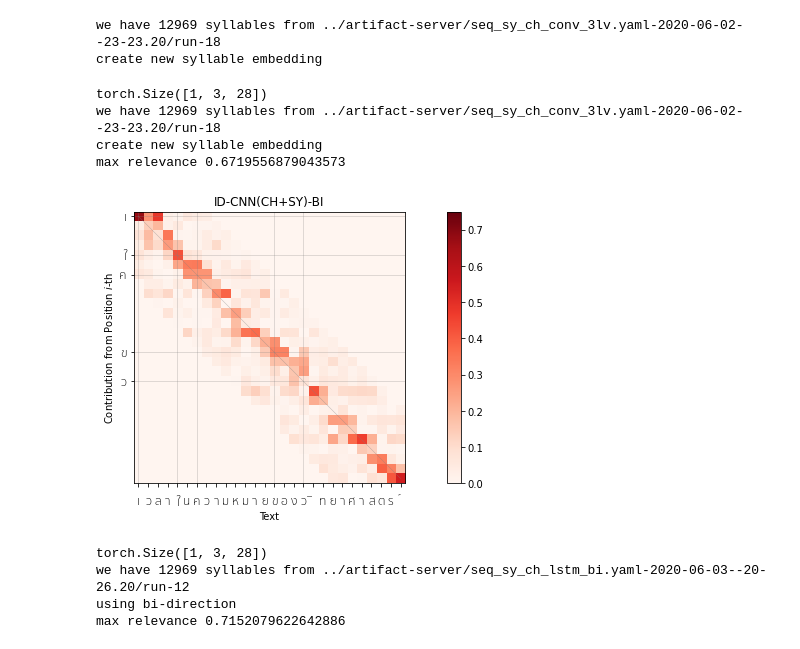
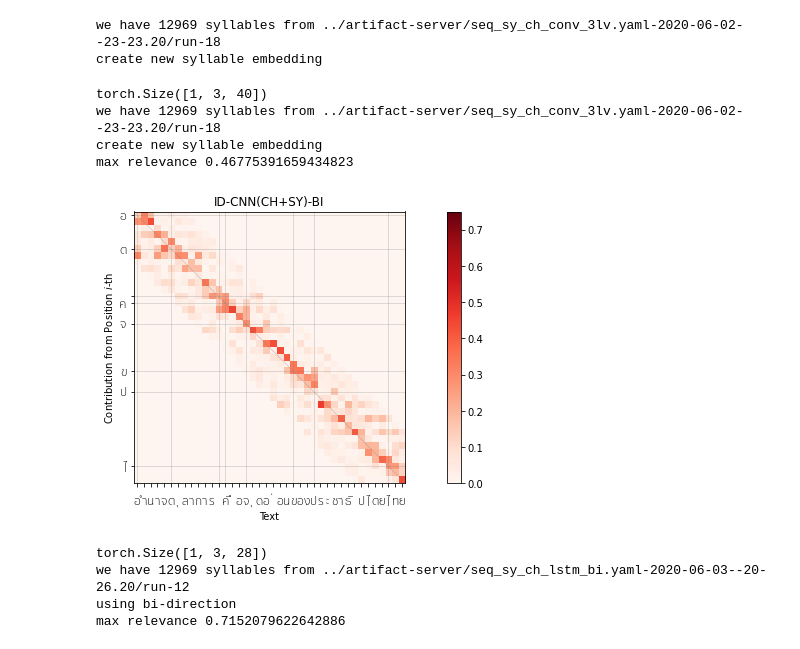
Before and after one commit to p16i/Syllable-based-Neural-Thai-Word-Segmentation, a Jupyter notebook: notebooks/x_attacut_captum.ipynb, the cells around one changed output. Cells and saved outputs as stored; diff of their text form; code cells hidden in the pictures.

```diff
--- a/notebooks/x_attacut_captum.ipynb
+++ b/notebooks/x_attacut_captum.ipynb
@@ -209,37 +209,37 @@ def plot_sc_relevances(sentence, model, wrapper_func, font="Sukhumvit Set", font
 
     relevances = interpret_atta_sc(sentence, wrapper_func)
     characters = list(sentence)
 
     plt.figure(figsize=(15, 5))
     ax = plt.subplot(1, 1, 1)
 
     normalized_location_relevance = normalized_relevance(relevances)
 
     plot_boundary(boundary)
     print("max relevance", np.max(normalized_location_relevance))
     plt.imshow(normalized_location_relevance, cmap="Reds",
                vmin=0, vmax=0.75
               )
     plt.colorbar()
 
     plt.ylabel("Contribution from Position $i$-th")
     plt.title(name)
     ix = np.argwhere(boundary).reshape(-1)
     plt.yticks(ix, map(lambda i: characters[i],ix), fontname=font, fontsize=fontsize)
     plt.xticks(range(len(sentence)), list(sentence), fontname=font, fontsize=fontsize)
     plt.xlabel("Text")
     ax.tick_params(axis="x", pad=10, which='major',)
 
 
 
-plot_sc_relevances(sentences[1], atta_sc_cnn, lambda: AttaCutSCWrapper(Tokenizer(model=sc_cnn)), name="ID-CNN(CH+SY)-BI")
+plot_sc_relevances(sentences[0], atta_sc_cnn, lambda: AttaCutSCWrapper(Tokenizer(model=sc_cnn)), name="ID-CNN(CH+SY)-BI")
 plt.savefig("./figures/explained_cnn.png", dpi=300)
 # %% [output]
-torch.Size([1, 3, 28])
+torch.Size([1, 3, 40])
 we have 12969 syllables from ../artifact-server/seq_sy_ch_conv_3lv.yaml-2020-06-02--23-23.20/run-18
 create new syllable embedding
-max relevance 0.6719556879043573
+max relevance 0.46775391659434823
-[figure, old version]
+[figure, new version]
 # %%
 class AttaCutLSTMSCWrapper(torch.nn.Module):
     def __init__(self, tokenizer):
```
Also changed, not shown: parts of 2 cells of this notebook, 3 other files.
